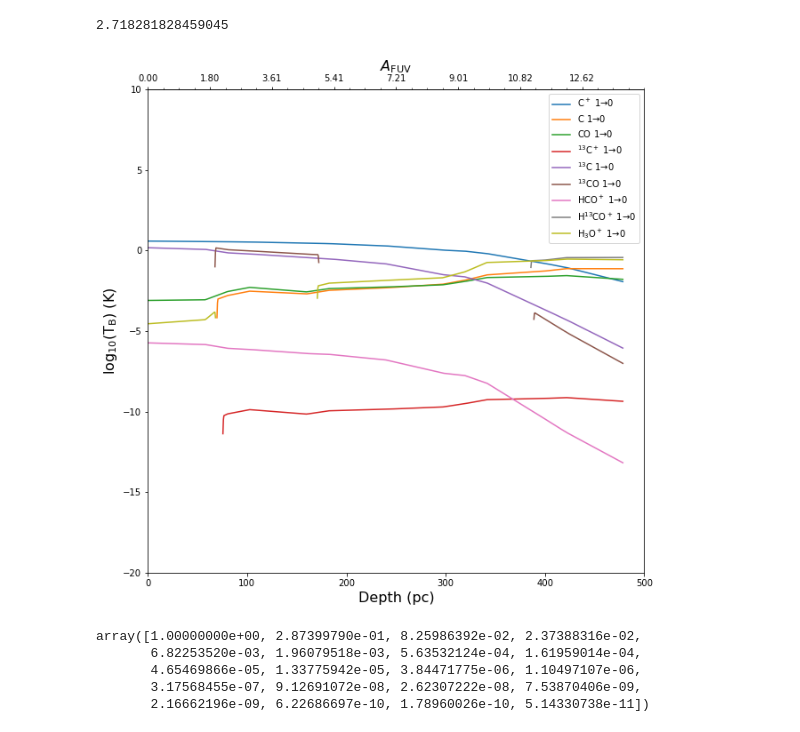
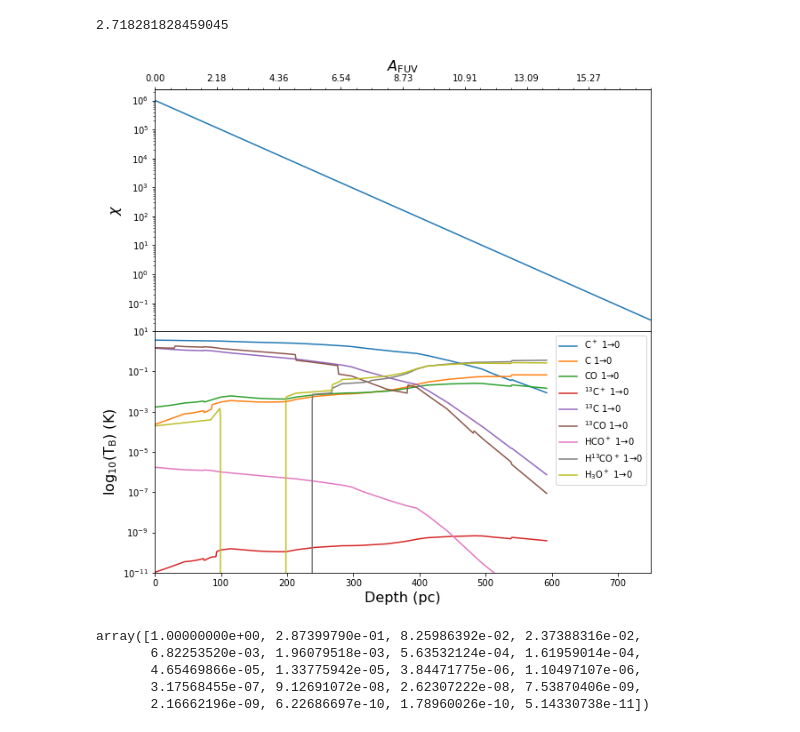
Before and after one commit to CraigYanitski/kosmatau3d, a Jupyter notebook: notebooks/full model/basic_model.ipynb, the cells around one changed output. Cells and saved outputs as stored; diff of their text form; code cells hidden in the pictures.

Commit message:
updated plotting method for PDR structure
* A_fuv should be appropriately handled
* need to adjust subplot scale
* should compare to grid holes

```diff
--- a/notebooks/full model/basic_model.ipynb
+++ b/notebooks/full model/basic_model.ipynb
@@ -185,7 +185,7 @@ np.e
 # %% [output]
 2.718281828459045
 # %%
-def pdr_structure(nvox=10, ds=1, FUV=10**6, mass=1, density=10**4, clumps=None, xlim=None, ylim=None):
+def pdr_structure(nvox=10, ds=1, FUV=10**6, mass=1, density=10**4, clumps=None, log=False, xlim=None, ylim=None, hspace=0.01):
 
 
     parameters['voxel_size'] = ds
@@ -204,11 +204,13 @@ def pdr_structure(nvox=10, ds=1, FUV=10**6, mass=1, density=10**4, clumps=None,
     A_fuv = 2.5 * np.log10(np.e) * tau_fuv*np.arange(nvox)
     positions = ds*(np.arange(nvox) + 0.5)
 
+    FUV_arr = []
     intensity = []
 
     for A in A_fuv:
         vox = models.Voxel()
         parameters['FUV'] = FUV*np.exp(-A)
+        FUV_arr.append(FUV*np.exp(-A))
         #print(A*FUV)
         vox.setProperties(**parameters)
         #print(vox.getFUVabsorption())
@@ -230,7 +232,8 @@ def pdr_structure(nvox=10, ds=1, FUV=10**6, mass=1, density=10**4, clumps=None,
             r'$^{13}$C$^+$ 1$\to$0', r'$^{13}$C 1$\to$0', r'$^{13}$CO 1$\to$0',
             r'HCO$^+$ 1$\to$0', r'H$^{13}$CO$^+$ 1$\to$0', r'H$_3$O$^+$ 1$\to$0']
 
-    fig, ax = plt.subplots(figsize=(10, 10))
+    fig, ax = plt.subplots(2, 1, sharex=True,figsize=(10, 10))
+    fig.subplots_adjust(hspace=hspace)
     #ax.plot(positions, np.log10(intensity[:, transitions.index('C+ 1')]), label=r'C$^+$ 1$\to$0')
     #ax.plot(positions, np.log10(intensity[:, transitions.index('C 1')]), label=r'C 1$\to$0')
     #ax.plot(positions, np.log10(intensity[:, transitions.index('CO 1')]), label=r'CO 1$\to$0')
@@ -241,31 +244,40 @@ def pdr_structure(nvox=10, ds=1, FUV=10**6, mass=1, density=10**4, clumps=None,
     #ax.plot(positions, np.log10(intensity[:, transitions.index('H13CO+ 1')]), label=r'H$^{13}$CO$^+$ 1$\to$0')
     #ax.plot(positions, np.log10(intensity[:, transitions.index('H3O+ 1')]), label=r'H$_3$O$^+$ 1$\to$0')
     x_new = np.linspace(0, ds*nvox, num=1000)
+    ax[0].semilogy(x_new, np.interp(x_new, positions, FUV_arr))
     for i, trans in enumerate(included_transitions):
         intensity_new = np.interp(x_new, positions, intensity[:, included_transitions.index(trans)])
-        ax.plot(x_new, np.log10(intensity_new), label=labels[i])
-    ax.legend()
+        if log:
+            ax[1].semilogy(x_new, intensity_new, label=labels[i])
+        else:
+            ax[1].plot(x_new, intensity_new, label=labels[i])
+    ax[1].legend()
     if xlim:
-        ax.set_xlim(xlim)
+        ax[0].set_xlim(xlim)
+        ax[1].set_xlim(xlim)
     else:
-        ax.set_xlim(0, ds*nvox)
+        ax[0].set_xlim(0, ds*nvox)
+        ax[1].set_xlim(0, ds*nvox)
     if ylim:
-        ax.set_ylim(ylim)
+        ax[1].set_ylim(ylim)
+        #ax[0].set_ylim(ylim)
     else:
-        ax.set_ylim(-10, 10)
-    ax.set_xlabel('Depth (pc)', fontsize=16)
-    x2 = ax.secondary_xaxis('top', functions=(forward, inverse))
+        ax[1].set_ylim(-10, 10)
+        #ax[0].set_ylim(-10, 10)
+    ax[1].set_xlabel('Depth (pc)', fontsize=16)
+    x2 = ax[0].secondary_xaxis('top', functions=(forward, inverse))
     x2.set_xticks(np.arange(0, A_fuv.max(), A_fuv.max()/8))
     x2.xaxis.set_minor_locator(AutoMinorLocator())
     x2.set_xlabel(r'$A_\mathrm{FUV}$', fontsize=16)
-    ax.set_ylabel(r'log$_{10}$(T$_\mathrm{B}$) (K)', fontsize=16)
+    ax[0].set_ylabel(r'$\chi$', fontsize=16)
+    ax[1].set_ylabel(r'log$_{10}$(T$_\mathrm{B}$) (K)', fontsize=16)
 
     return fig, ax
 # %%
-fig, ax = pdr_structure(nvox=500, density=10**4, mass=1, clumps=([[0]], [1]), ylim=(-20, 10))
+fig, ax = pdr_structure(nvox=750, ds=1, density=10**4, mass=1, clumps=([[-1, 1]], [3]), log=True, ylim=(1e-11, 1e1), hspace=0.001)
 plt.savefig('plots/pdr_structure_n_1e4_inhomogeneous_alt.png')
 # %% [output]
-[figure, old version]
+[figure, new version]
 # %%
 A_fuv
 # %% [output]
```
